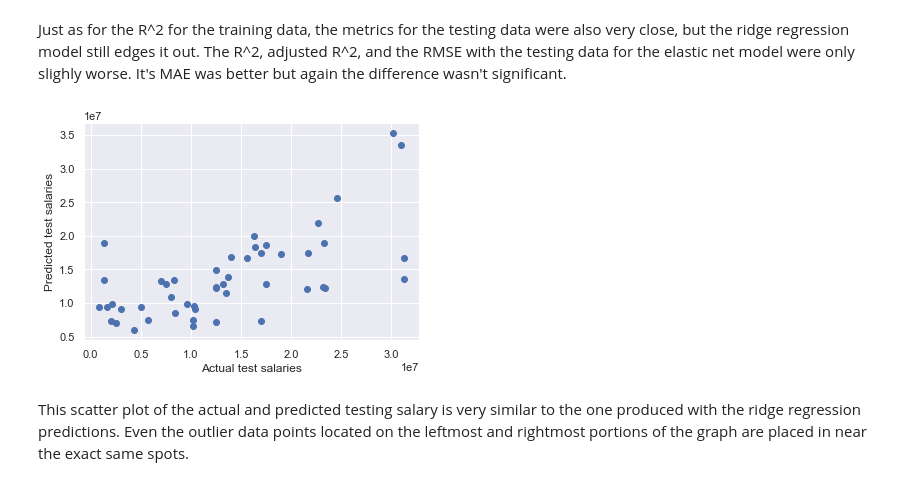
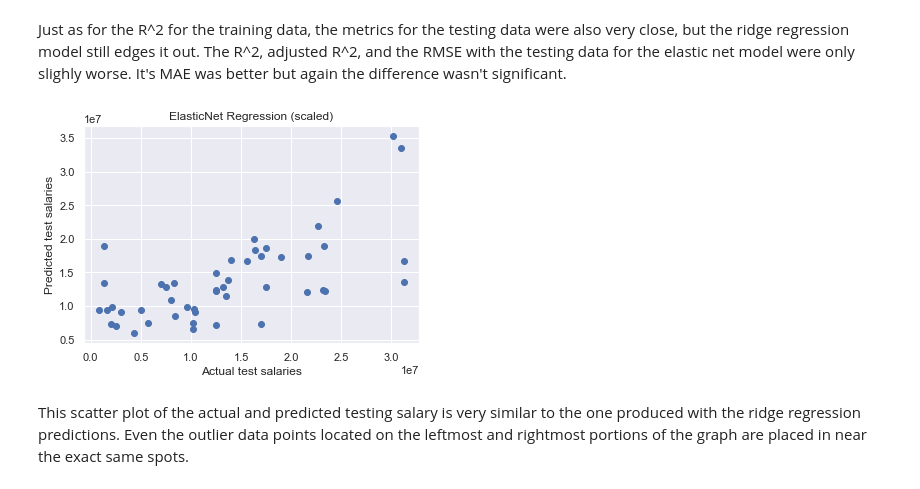
Before and after one commit to Marcial-Medina/Capstone-2---NBA-contracts, a Jupyter notebook: Notebooks/Capstone 2 - Modeling.ipynb, the cells around one changed output. Saved outputs shown, nothing was run; the diff lists cells and outputs as text; code cells hidden in the pictures.

```diff
--- a/Notebooks/Capstone 2 - Modeling.ipynb
+++ b/Notebooks/Capstone 2 - Modeling.ipynb
@@ -508,11 +511,12 @@ Root mean squared error (actual and predicted testing salaries): 6460607.3034326
 Just as for the R^2 for the training data, the metrics for the testing data were also very close, but the ridge regression model still edges it out. The R^2, adjusted R^2, and the RMSE with the testing data for the elastic net model were only slighly worse. It's MAE was better but again the difference wasn't significant.
 # %%
 plt.scatter(y_test, y_pred_test)
+plt.title('ElasticNet Regression (scaled)')
 plt.xlabel('Actual test salaries')
 plt.ylabel('Predicted test salaries')
 plt.show()
 # %% [output]
-[figure, old version]
+[figure, new version]
 # %% [markdown]
 This scatter plot of the actual and predicted testing salary is very similar to the one produced with the ridge regression predictions. Even the outlier data points located on the leftmost and rightmost portions of the graph are placed in near the exact same spots.
 # %% [markdown]
```
Also changed, not shown: parts of 16 cells of this notebook, 2 other files.
